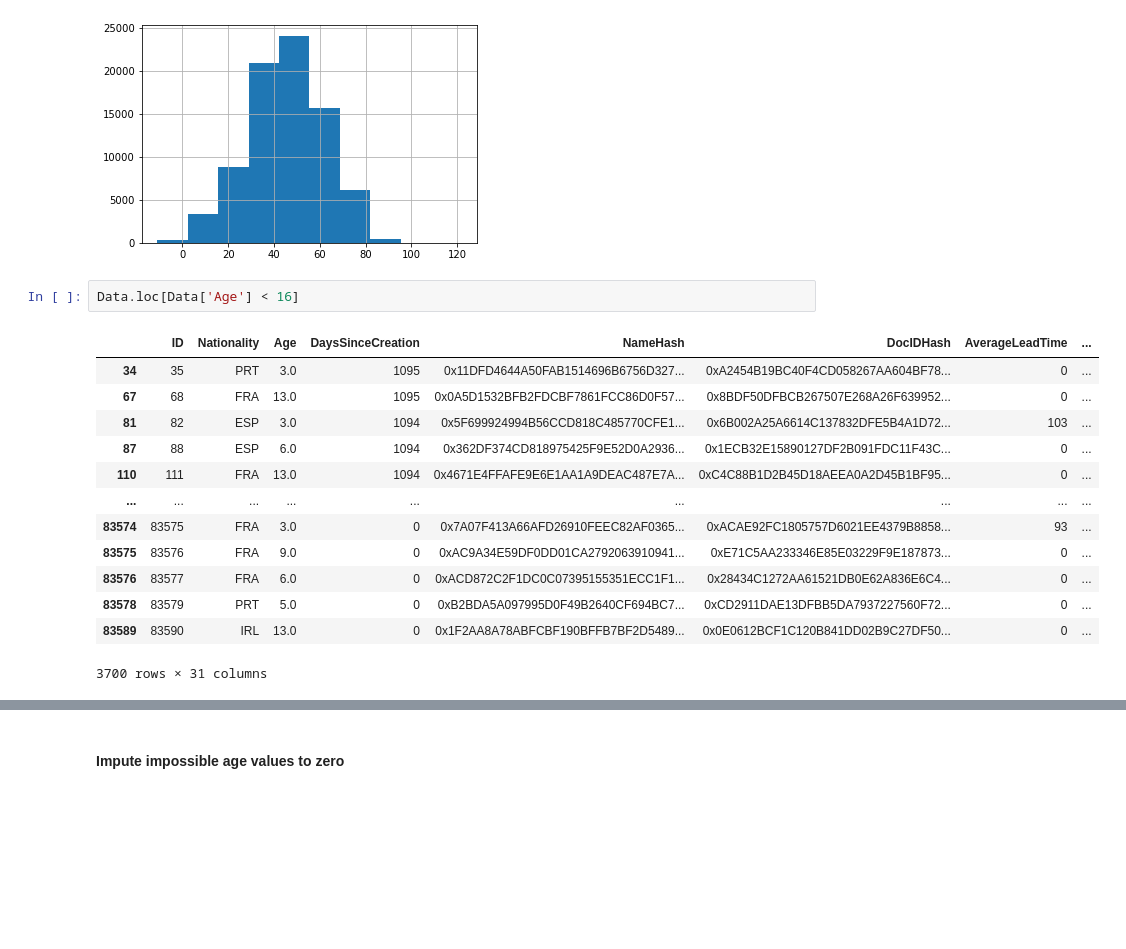
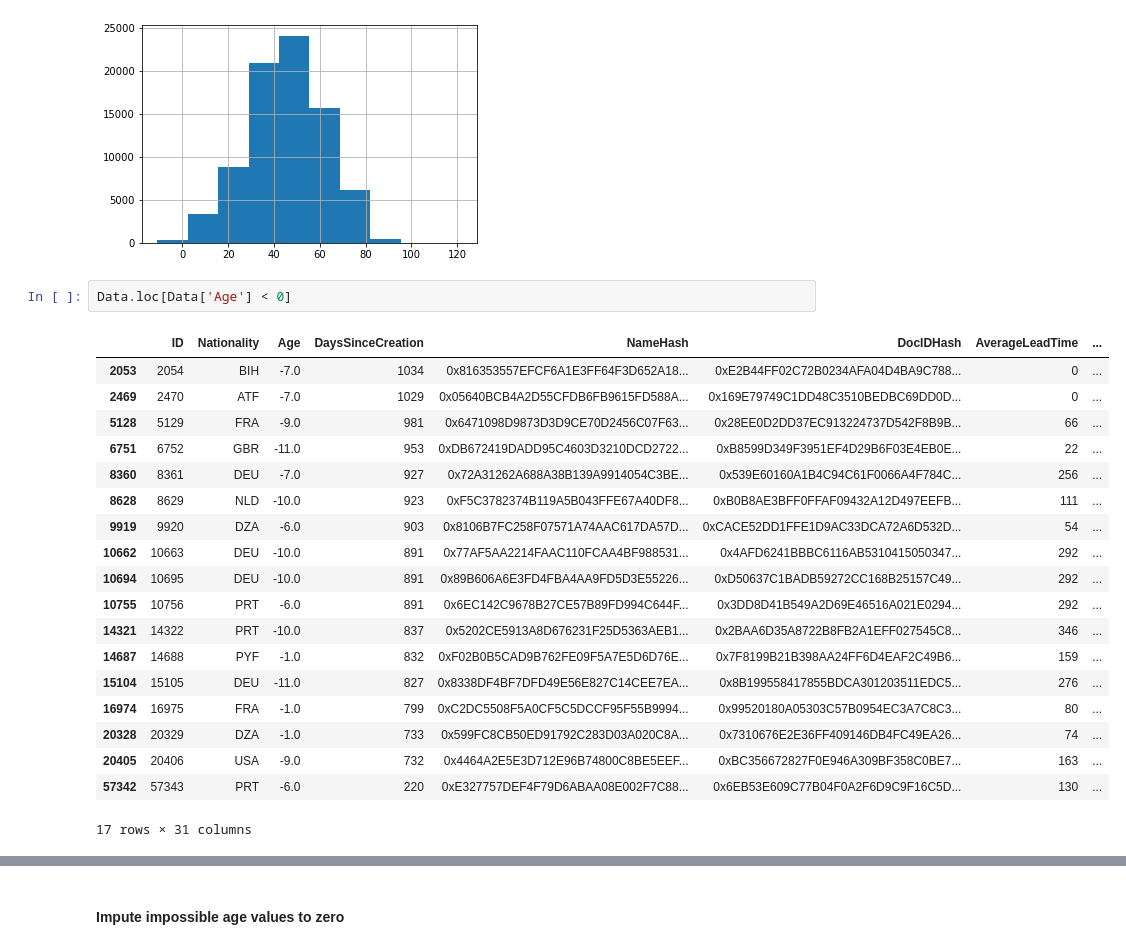
Before and after one commit to LNRobertson/Customer_Segmentation, a Jupyter notebook: notebooks/Wrangling.ipynb, the cells around one changed output, grey strips where cells are left out. Drawn from its saved outputs; the diff is of its cells as text; blank space fills up the shorter version.

```diff
--- a/notebooks/Wrangling.ipynb
+++ b/notebooks/Wrangling.ipynb
@@ -197,19 +236,25 @@ Data.Age.hist()
 <AxesSubplot:>
 [figure]
 # %%
-Data.loc[Data['Age'] < 16]
+Data.loc[Data['Age'] < 0]
 # %% [output]
 |  | ID | Nationality | Age | DaysSinceCreation | NameHash | DocIDHash | AverageLeadTime | ... |
-| 34 | 35 | PRT | 3.0 | 1095 | 0x11DFD4644A50FAB1514696B6756D327... | 0xA2454B19BC40F4CD058267AA604BF78... | 0 | ... |
-| 67 | 68 | FRA | 13.0 | 1095 | 0x0A5D1532BFB2FDCBF7861FCC86D0F57... | 0x8BDF50DFBCB267507E268A26F639952... | 0 | ... |
-| 81 | 82 | ESP | 3.0 | 1094 | 0x5F699924994B56CCD818C485770CFE1... | 0x6B002A25A6614C137832DFE5B4A1D72... | 103 | ... |
-| 87 | 88 | ESP | 6.0 | 1094 | 0x362DF374CD818975425F9E52D0A2936... | 0x1ECB32E15890127DF2B091FDC11F43C... | 0 | ... |
-| 110 | 111 | FRA | 13.0 | 1094 | 0x4671E4FFAFE9E6E1AA1A9DEAC487E7A... | 0xC4C88B1D2B45D18AEEA0A2D45B1BF95... | 0 | ... |
-| ... | ... | ... | ... | ... | ... | ... | ... | ... |
-| 83574 | 83575 | FRA | 3.0 | 0 | 0x7A07F413A66AFD26910FEEC82AF0365... | 0xACAE92FC1805757D6021EE4379B8858... | 93 | ... |
-| 83575 | 83576 | FRA | 9.0 | 0 | 0xAC9A34E59DF0DD01CA2792063910941... | 0xE71C5AA233346E85E03229F9E187873... | 0 | ... |
-| 83576 | 83577 | FRA | 6.0 | 0 | 0xACD872C2F1DC0C07395155351ECC1F1... | 0x28434C1272AA61521DB0E62A836E6C4... | 0 | ... |
-| 83578 | 83579 | PRT | 5.0 | 0 | 0xB2BDA5A097995D0F49B2640CF694BC7... | 0xCD2911DAE13DFBB5DA7937227560F72... | 0 | ... |
-| 83589 | 83590 | IRL | 13.0 | 0 | 0x1F2AA8A78ABFCBF190BFFB7BF2D5489... | 0x0E0612BCF1C120B841DD02B9C27DF50... | 0 | ... |
+| 2053 | 2054 | BIH | -7.0 | 1034 | 0x816353557EFCF6A1E3FF64F3D652A18... | 0xE2B44FF02C72B0234AFA04D4BA9C788... | 0 | ... |
+| 2469 | 2470 | ATF | -7.0 | 1029 | 0x05640BCB4A2D55CFDB6FB9615FD588A... | 0x169E79749C1DD48C3510BEDBC69DD0D... | 0 | ... |
+| 5128 | 5129 | FRA | -9.0 | 981 | 0x6471098D9873D3D9CE70D2456C07F63... | 0x28EE0D2DD37EC913224737D542F8B9B... | 66 | ... |
+| 6751 | 6752 | GBR | -11.0 | 953 | 0xDB672419DADD95C4603D3210DCD2722... | 0xB8599D349F3951EF4D29B6F03E4EB0E... | 22 | ... |
+| 8360 | 8361 | DEU | -7.0 | 927 | 0x72A31262A688A38B139A9914054C3BE... | 0x539E60160A1B4C94C61F0066A4F784C... | 256 | ... |
+| 8628 | 8629 | NLD | -10.0 | 923 | 0xF5C3782374B119A5B043FFE67A40DF8... | 0xB0B8AE3BFF0FFAF09432A12D497EEFB... | 111 | ... |
+| 9919 | 9920 | DZA | -6.0 | 903 | 0x8106B7FC258F07571A74AAC617DA57D... | 0xCACE52DD1FFE1D9AC33DCA72A6D532D... | 54 | ... |
+| 10662 | 10663 | DEU | -10.0 | 891 | 0x77AF5AA2214FAAC110FCAA4BF988531... | 0x4AFD6241BBBC6116AB5310415050347... | 292 | ... |
+| 10694 | 10695 | DEU | -10.0 | 891 | 0x89B606A6E3FD4FBA4AA9FD5D3E55226... | 0xD50637C1BADB59272CC168B25157C49... | 292 | ... |
+| 10755 | 10756 | PRT | -6.0 | 891 | 0x6EC142C9678B27CE57B89FD994C644F... | 0x3DD8D41B549A2D69E46516A021E0294... | 292 | ... |
+| 14321 | 14322 | PRT | -10.0 | 837 | 0x5202CE5913A8D676231F25D5363AEB1... | 0x2BAA6D35A8722B8FB2A1EFF027545C8... | 346 | ... |
+| 14687 | 14688 | PYF | -1.0 | 832 | 0xF02B0B5CAD9B762FE09F5A7E5D6D76E... | 0x7F8199B21B398AA24FF6D4EAF2C49B6... | 159 | ... |
+| 15104 | 15105 | DEU | -11.0 | 827 | 0x8338DF4BF7DFD49E56E827C14CEE7EA... | 0x8B199558417855BDCA301203511EDC5... | 276 | ... |
+| 16974 | 16975 | FRA | -1.0 | 799 | 0xC2DC5508F5A0CF5C5DCCF95F55B9994... | 0x99520180A05303C57B0954EC3A7C8C3... | 80 | ... |
+| 20328 | 20329 | DZA | -1.0 | 733 | 0x599FC8CB50ED91792C283D03A020C8A... | 0x7310676E2E36FF409146DB4FC49EA26... | 74 | ... |
+| 20405 | 20406 | USA | -9.0 | 732 | 0x4464A2E5E3D712E96B74800C8BE5EEF... | 0xBC356672827F0E946A309BF358C0BE7... | 163 | ... |
+| 57342 | 57343 | PRT | -6.0 | 220 | 0xE327757DEF4F79D6ABAA08E002F7C88... | 0x6EB53E609C77B04F0A2F6D9C9F16C5D... | 130 | ... |
-3700 rows × 31 columns
+17 rows × 31 columns
 # %%
```
Also changed, not shown: parts of 74 cells of this notebook.
